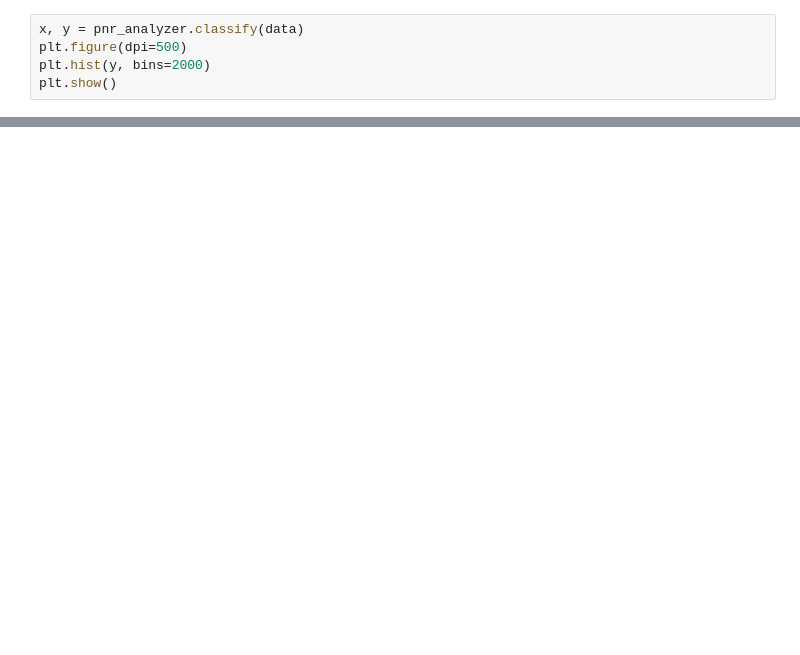
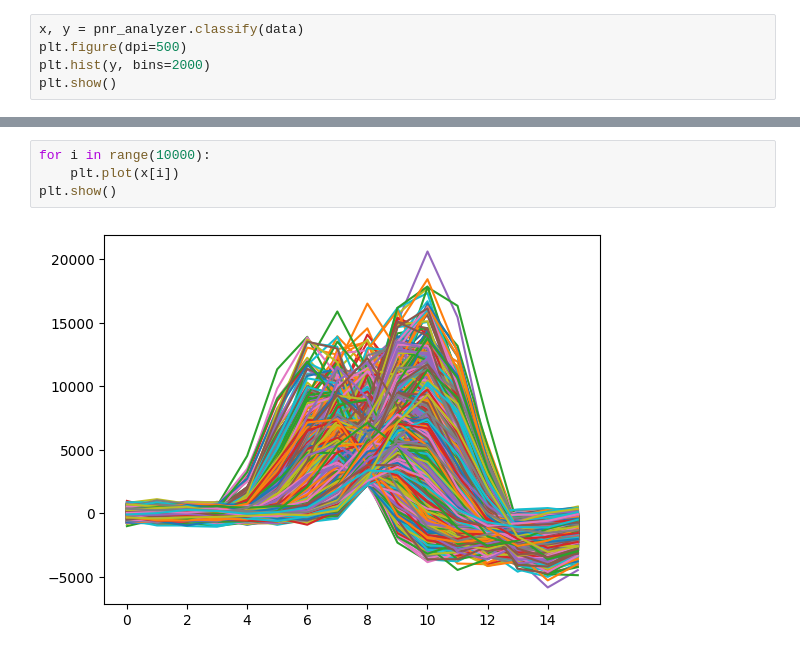
Before and after one commit to Gabewitt/RFSoC, a Jupyter notebook: PNR_measurement_scripts/test.ipynb, the cells around one changed output, grey strips where cells are left out. Drawn from its saved outputs; the diff is of its cells as text; blank space fills up the shorter version.

```diff
--- a/PNR_measurement_scripts/test.ipynb
+++ b/PNR_measurement_scripts/test.ipynb
@@ -75,0 +76,6 @@ plt.show()
+# %%
+for i in range(10000):
+    plt.plot(x[i])
+plt.show()
+# %% [output]
+[figure, added]
```
Also changed, not shown: parts of 23 cells of this notebook, 2 other files.
